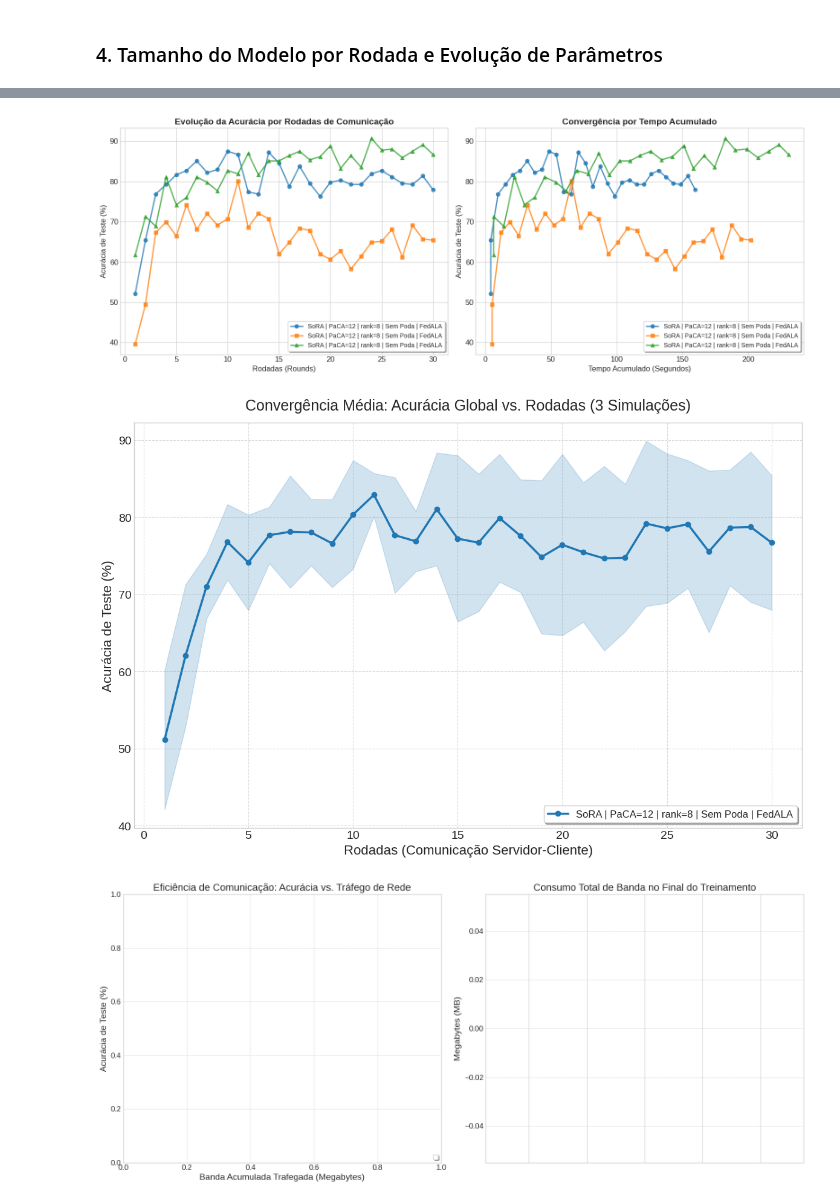
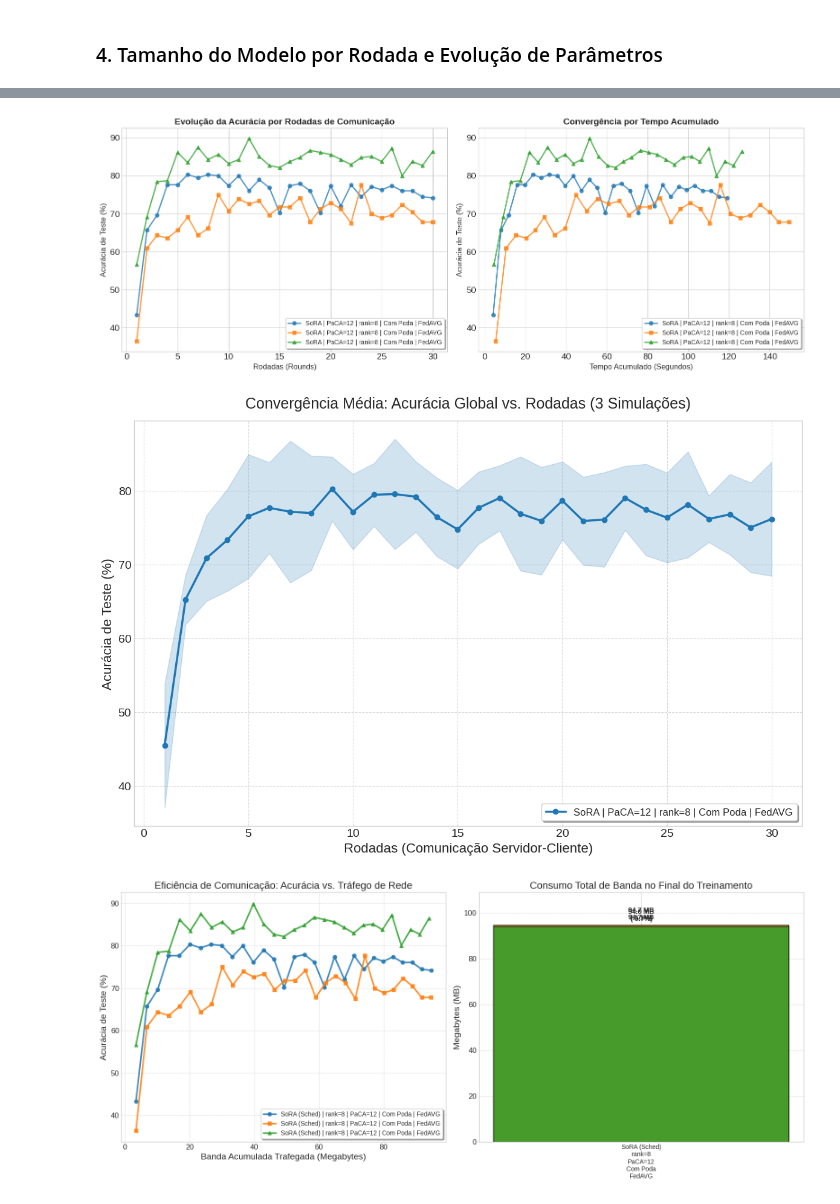
Before and after one commit to VeigarGit/FL_ServerPuma, a Jupyter notebook: src/system/plot_results.ipynb, the cells around one changed output, grey strips where cells are left out. Saved outputs shown, nothing was run; the diff lists cells and outputs as text; code cells hidden in the pictures.

```diff
--- a/src/system/plot_results.ipynb
+++ b/src/system/plot_results.ipynb
@@ -15,13 +15,13 @@ import matplotlib.pyplot as plt
 def load_strategy_results(dataset, strategy, paca=12, algo="FedALA", prune="withou_Prune", rank=8):
     if rank is not None:
         pattern = os.path.join(
-            SERVER_RESULTS_DIR,
-            f"{dataset}_{strategy}_rank{rank}_paca{paca}_{prune}_{algo}_run*.h5"
+            RESULTS_DIR,
+            f"server_{dataset}_{strategy}_rank{rank}_paca{paca}_{prune}_{algo}_run*.h5"
         )
     else:
         pattern = os.path.join(
-            SERVER_RESULTS_DIR,
-            f"{dataset}_{strategy}_paca{paca}_{prune}_{algo}_run*.h5"
+            RESULTS_DIR,
+            f"server_{dataset}_{strategy}_paca{paca}_{prune}_{algo}_run*.h5"
         )
     files = glob.glob(pattern)
 
@@ -62,8 +62,8 @@ def load_strategy_results(dataset, strategy, paca=12, algo="FedALA", prune="with
     }
 def load_client_results(dataset, strategy, rank=8, algo="FedALA"):
     pattern = os.path.join(
-        CLIENT_RESULTS_DIR,
-        f"{dataset}_{strategy}_rank{rank}_paca*_{algo}_client_*_run*.h5"
+        RESULTS_DIR,
+        f"client_*_{dataset}_{strategy}_rank{rank}_paca*_{algo}_run*.h5"
     )
     files = glob.glob(pattern)
     if not files:
@@ -92,12 +92,8 @@ DATASET = "OxfordPets"
 
 print("Carregando resultados do Servidor...")
 
-dados_sora_rank2_p12 = load_strategy_results(DATASET, "sora_with_schedule", paca=12, prune="prune", rank=2)
-dados_sora_rank5_p12 = load_strategy_results(DATASET, "sora_with_schedule", paca=12, prune="prune", rank=5)
-dados_sora_rank7_p12 = load_strategy_results(DATASET, "sora_with_schedule", paca=12, prune="prune", rank=7)
-dados_sora_rank8_p12 = load_strategy_results(DATASET, "sora_with_schedule", paca=12, prune="prune", rank=8)
+dados_sora_rank8_p12 = load_strategy_results(DATASET, "sora_with_schedule", paca=12, prune="prune_freq1", rank=8, algo="FedAVG")
 
-dados_lora_rank8_p12 = load_strategy_results(DATASET, "lora", paca=12, prune="withou_Prune", rank=8)
 
 
 # Lista de configurações para iterar nos gráficos (deixa o código limpo e escalável)
@@ -349,7 +336,7 @@ import numpy as np
 import matplotlib.pyplot as plt
 
 # Caminho para a pasta de resultados
-results_dir = "../results"
+results_dir = f"../results/{EXP_NAME}"
 
 # =====================================================
 # CONFIGURAÇÃO DOS GRÁFICOS A SEREM PLOTADOS
@@ -496,7 +483,7 @@ ax2.legend(loc='lower right', fontsize=10, frameon=True, shadow=True)
 plt.tight_layout()
 plt.show()
 # %% [output]
-[figure, old version]
+[figure, new version]
 # %%
 import h5py
 import numpy as np
@@ -514,7 +501,7 @@ plt.rcParams.update({
 })
 
 # Busca os arquivos globais do Servidor
-RESULTS_DIR = "../results/*.h5"
+RESULTS_DIR = f"../results/{EXP_NAME}/server_*.h5"
 arquivos = glob.glob(RESULTS_DIR)
 
 # =====================================================
@@ -612,7 +599,7 @@ plt.grid(True, linestyle='--', alpha=0.7)
 plt.tight_layout()
 plt.show()
 # %% [output]
-[figure, old version]
+[figure, new version]
 # %%
 import h5py
 import numpy as np
@@ -635,7 +622,7 @@ plt.rcParams.update({
 selected_configs = [
     # ("paca12", "rank2"),
     # ("paca12", "rank3"),
-     ("paca12", "rank4"),
+     ("paca12", "rank8"),
     ("paca12", "rank5"),
     # # ("paca12", "rank6"),
     # ("paca12", "rank7"),
@@ -692,7 +679,7 @@ def formatar_nomes(nome_arquivo):
     return label_legenda, label_eixo_x
 
 
-RESULTS_DIR = "../results/*.h5"
+RESULTS_DIR = f"../results/{EXP_NAME}/server_*.h5"
 arquivos = glob.glob(RESULTS_DIR)
 
 fig, (ax1, ax2) = plt.subplots(1, 2, figsize=(16, 7))
@@ -804,34 +791,34 @@ if consumo_total_mb:
 
         if economia_pct > 0:
             texto_label += f"\n(-{economia_pct:.1f}%)"
 
         ax2.text(
             barra.get_x() + barra.get_width()/2,
             altura + (max_mb * 0.02),
             texto_label,
             ha='center',
             va='bottom',
             fontsize=11,
             fontweight='bold'
         )
 
 ax2.set_title("Consumo Total de Banda no Final do Treinamento")
 ax2.set_ylabel("Megabytes (MB)")
 ax2.set_xticklabels(
     nomes_estrategias_barras,
     rotation=0,
     ha='center',
     fontsize=10
 )
 ax2.grid(axis='y', linestyle='--', alpha=0.7)
 
 if consumo_total_mb:
     ax2.set_ylim(0, max(consumo_total_mb) * 1.15)
 
 plt.tight_layout()
 plt.show()
 # %% [output]
-[figure, old version]
+[figure, new version]
 # %%
 import h5py
 import numpy as np
```
Also changed, not shown: parts of 8 cells of this notebook, 5 other files.
